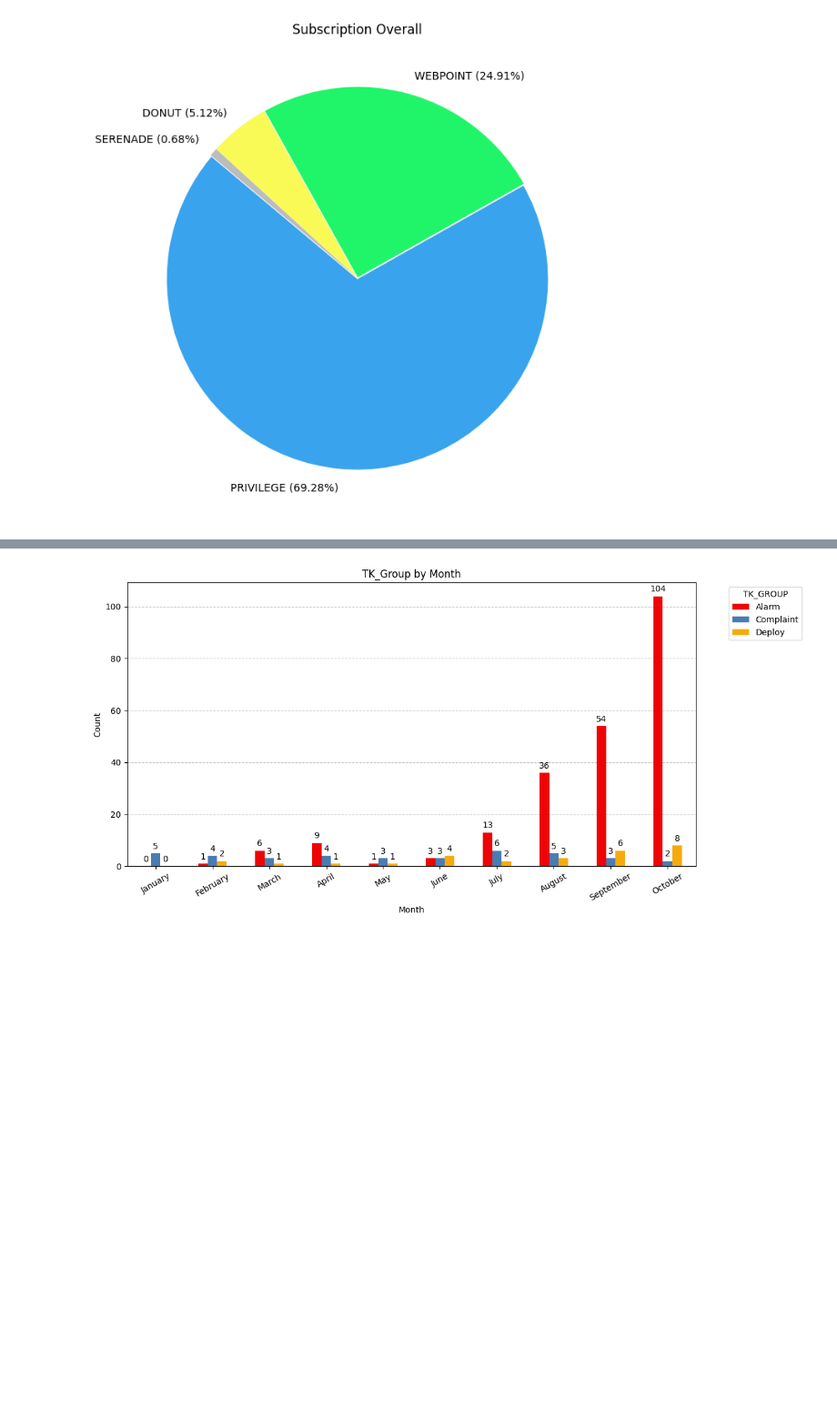
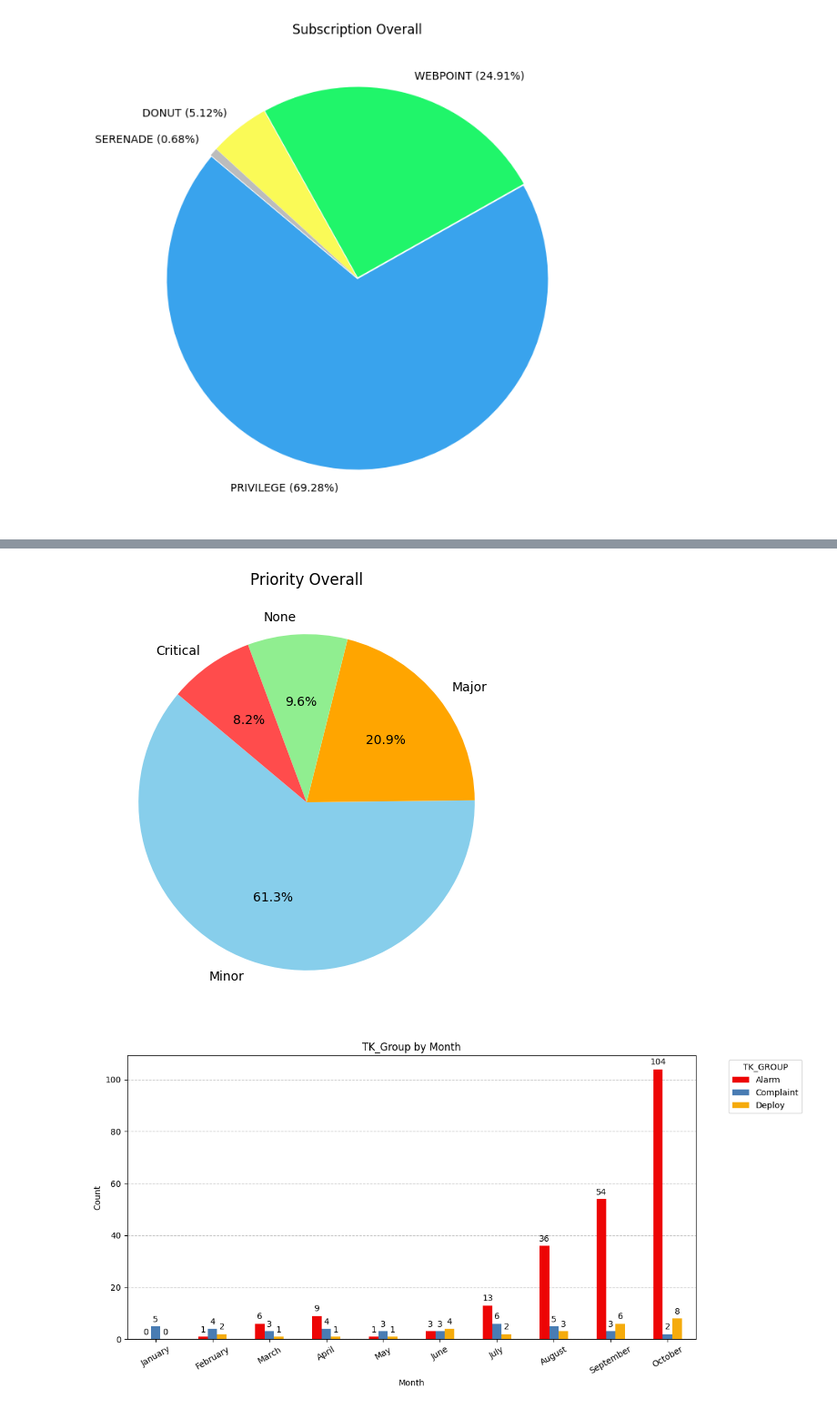
Before and after one commit to WatcharachaiSk/colab, a Jupyter notebook: Summary_Ticket_v1.ipynb, the cells around one changed output, grey strips where cells are left out. Shown at 91% size. Saved outputs shown, nothing was run; the diff lists cells and outputs as text; code cells hidden in the pictures; blank space fills up the shorter version.

```diff
--- a/Summary_Ticket_v1.ipynb
+++ b/Summary_Ticket_v1.ipynb
@@ -313,3 +406,38 @@ plt.show()
+# %%
+import pandas as pd
+import matplotlib.pyplot as plt
+
+# โหลดข้อมูลจากไฟล์ Excel
+file_path = '/content/Ticket_summary.xlsx'
+df = pd.read_excel(file_path, sheet_name='sheet1')
+
+# แปลงค่า Priority จาก '-' เป็น 'None'
+df['Priority'] = df['Priority'].replace('-', 'None')
+
+# นับจำนวนของแต่ละ Priority และคำนวณเปอร์เซ็นต์
+priority_counts = df['Priority'].value_counts()
+priority_percent = (priority_counts / priority_counts.sum()) * 100
+
+# กำหนดสีสำหรับแต่ละ Priority
+colors = {
+    'Critical': '#ff4c4c',
+    'Major': '#ffa500',
+    'Minor': '#87ceeb',
+    'None': '#90ee90'
+}
+
+# กำหนดสีตามลำดับของ priority_counts
+color_list = [colors.get(priority, '#D3D3D3') for priority in priority_counts.index]
+
+# สร้างกราฟ Pie
+plt.figure(figsize=(6, 6))
+plt.pie(priority_percent, labels=priority_percent.index, colors=color_list, autopct='%1.1f%%', startangle=140)
+plt.title('Priority Overall')
+
+# แสดงกราฟ
+plt.show()
+# %% [output]
+[figure, added]
 # %%
 import pandas as pd
 import matplotlib.pyplot as plt
```
Also changed, not shown: parts of 3 cells of this notebook.
